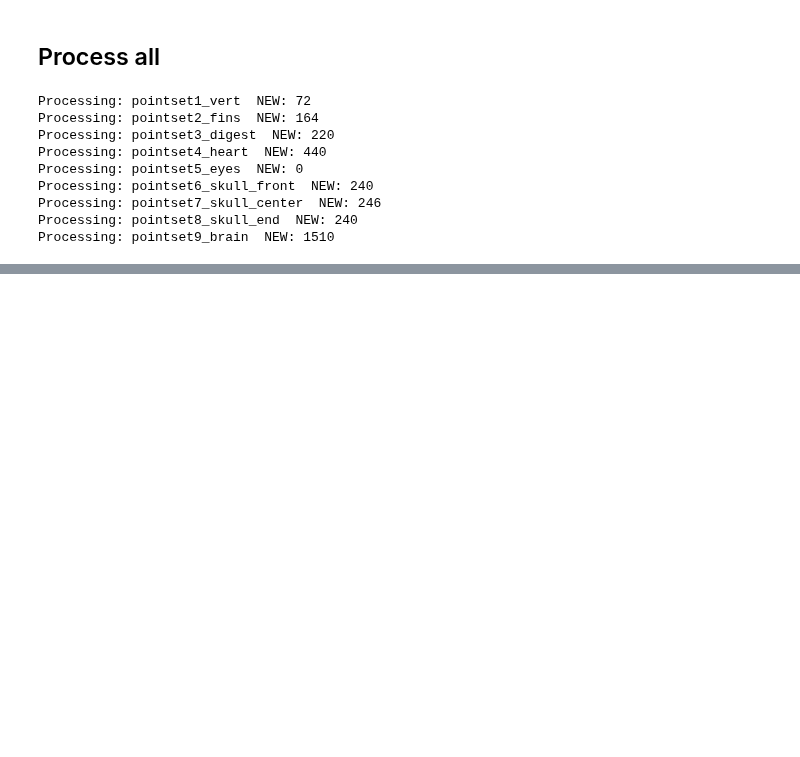
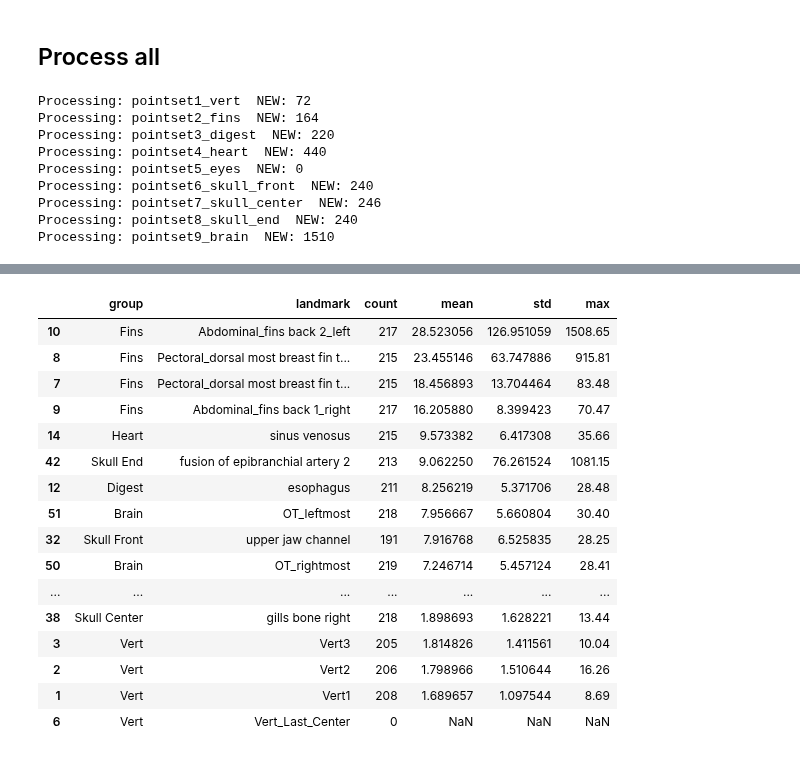
Before and after one commit to axruff/Medaka, a Jupyter notebook: LandmarkFilter.ipynb, the cells around one changed output, grey strips where cells are left out. Drawn from its saved outputs; the diff is of its cells as text; code cells hidden in the pictures; blank space fills up the shorter version.

```diff
--- a/LandmarkFilter.ipynb
+++ b/LandmarkFilter.ipynb
@@ -119,0 +329,3 @@ Processing: pointset9_brain  NEW: 1510
+# %%
+land_res = res_filtered_df[res_filtered_df['landmark'] == 'Transition skull to spine']
+land_res
@@ -119,0 +346,3 @@ Processing: pointset9_brain  NEW: 1510
+# %%
+land_res_pairs = land_res[land_res['var'] > 0]
+land_res_pairs
@@ -119,0 +363,66 @@ Processing: pointset9_brain  NEW: 1510
+# %%
+pointset_list = []
+land_list = []
+count_list = []
+mean_list = []
+std_list = []
+max_list = []
+
+for pointset in all_landmarks:
+
+        pointset_name = pointset['name']
+        #print('-----------------------')
+        #print(pointset_name)
+        #print('-----------------------')
+
+        #print(pointset['file_name'])
+
+        for land in pointset['landmarks']:
+
+            land_res = res_filtered_df[res_filtered_df['landmark'] == land]
+            stat_count = len(land_res)
+
+            land_res_pairs = land_res[land_res['var'] > 0]
+            m = land_res_pairs.loc[:, 'var'].mean()
+            s = land_res_pairs.loc[:, 'var'].std()
+            mx = land_res_pairs.loc[:, 'var'].max()
+
+            pointset_list.append(pointset_name)
+            land_list.append(land)
+            count_list.append(stat_count)
+            mean_list.append(m)
+            std_list.append(s)
+            max_list.append(mx)
+
+
+            #print(f'{land}. count: {stat_count}, mean: {round(m,1)}, std: {round(s,1)}')
+
+data = {
+            'group': pointset_list,
+            'landmark': land_list,
+            'count': count_list,
+            'mean': mean_list,
+            'std': std_list,
+            'max': max_list
+           }
+
+stat_df = pd.DataFrame(data).sort_values('mean', ascending=False)
+stat_df
+# %% [output]
+|  | group | landmark | count | mean | std | max |
+| 10 | Fins | Abdominal_fins back 2_left | 217 | 28.523056 | 126.951059 | 1508.65 |
+| 8 | Fins | Pectoral_dorsal most breast fin t... | 215 | 23.455146 | 63.747886 | 915.81 |
+| 7 | Fins | Pectoral_dorsal most breast fin t... | 215 | 18.456893 | 13.704464 | 83.48 |
+| 9 | Fins | Abdominal_fins back 1_right | 217 | 16.205880 | 8.399423 | 70.47 |
+| 14 | Heart | sinus venosus | 215 | 9.573382 | 6.417308 | 35.66 |
+| 42 | Skull End | fusion of epibranchial artery 2 | 213 | 9.062250 | 76.261524 | 1081.15 |
+| 12 | Digest | esophagus | 211 | 8.256219 | 5.371706 | 28.48 |
+| 51 | Brain | OT_leftmost | 218 | 7.956667 | 5.660804 | 30.40 |
+| 32 | Skull Front | upper jaw channel | 191 | 7.916768 | 6.525835 | 28.25 |
+| 50 | Brain | OT_rightmost | 219 | 7.246714 | 5.457124 | 28.41 |
+| ... | ... | ... | ... | ... | ... | ... |
+| 38 | Skull Center | gills bone right | 218 | 1.898693 | 1.628221 | 13.44 |
+| 3 | Vert | Vert3 | 205 | 1.814826 | 1.411561 | 10.04 |
+| 2 | Vert | Vert2 | 206 | 1.798966 | 1.510644 | 16.26 |
+| 1 | Vert | Vert1 | 208 | 1.689657 | 1.097544 | 8.69 |
+| 6 | Vert | Vert_Last_Center | 0 | NaN | NaN | NaN |
```
Also changed, not shown: parts of 23 cells of this notebook.
